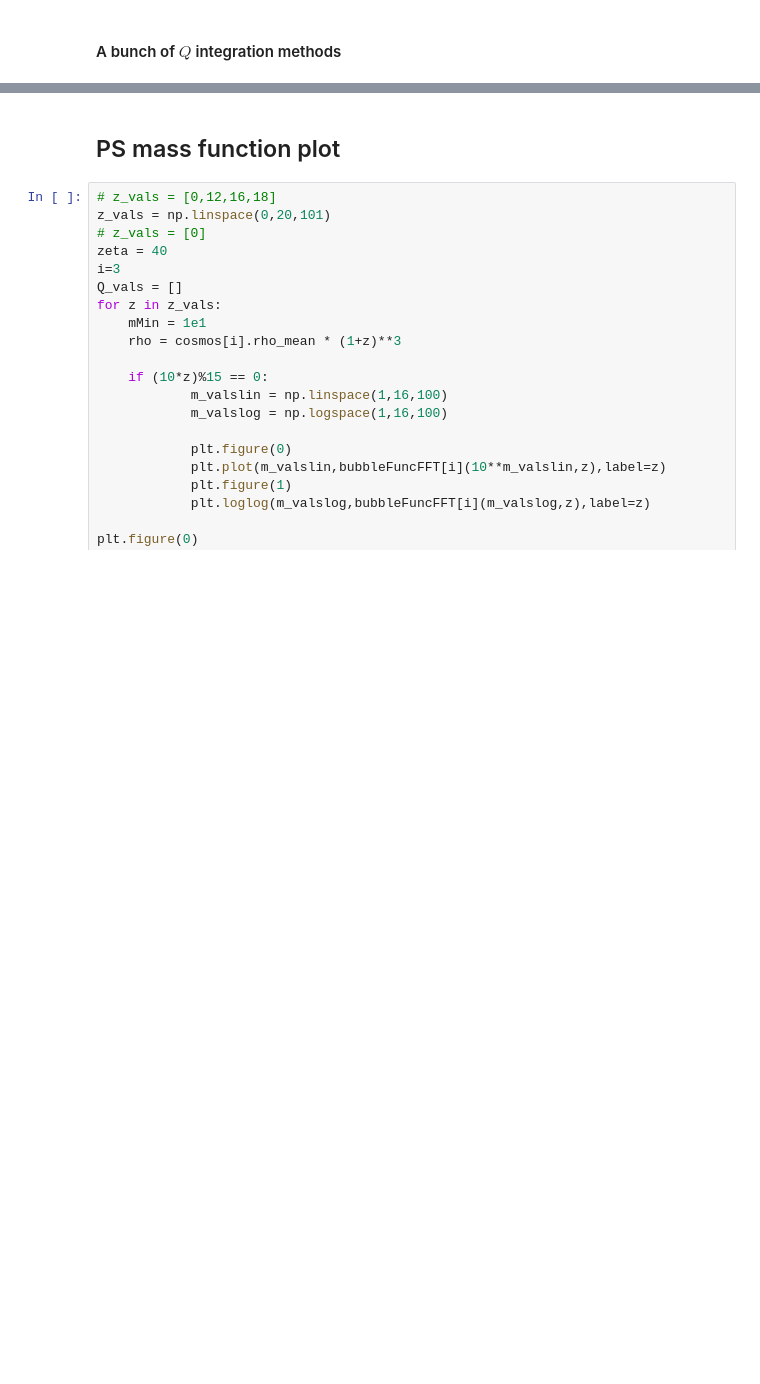
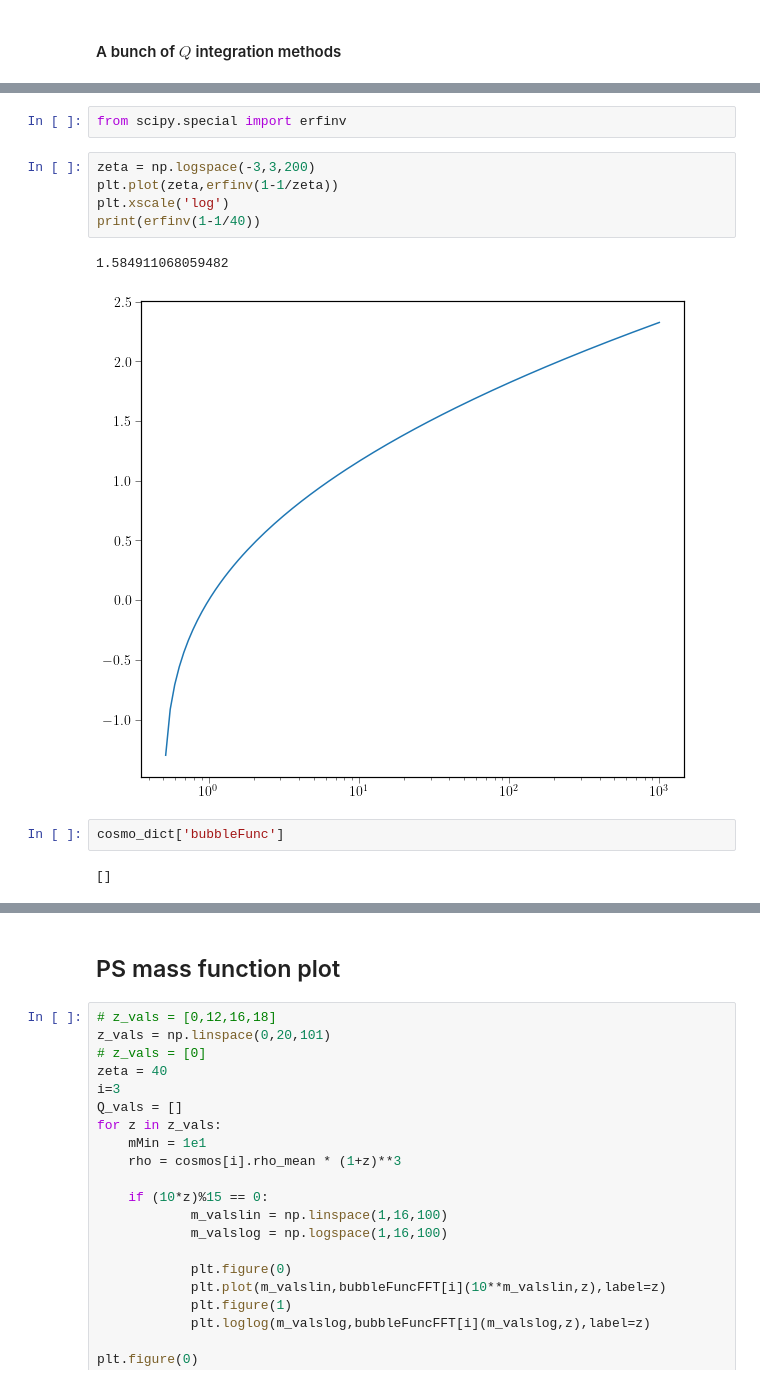
Before and after one commit to emeln/Thesis, a Jupyter notebook: axion_kSZ_source/notebooks/bubble_notebook.ipynb, the cells around one changed output, grey strips where cells are left out. Cells and saved outputs as stored; diff of their text form; blank space fills up the shorter version.

```diff
--- a/axion_kSZ_source/notebooks/bubble_notebook.ipynb
+++ b/axion_kSZ_source/notebooks/bubble_notebook.ipynb
@@ -807,0 +637,14 @@ print((1-np.exp(-np.array(Q)))[0])
+# %%
+from scipy.special import erfinv
+# %%
+zeta = np.logspace(-3,3,200)
+plt.plot(zeta,erfinv(1-1/zeta))
+plt.xscale('log')
+print(erfinv(1-1/40))
+# %% [output]
+1.584911068059482
+[figure, added]
+# %%
+cosmo_dict['bubbleFunc']
+# %% [output]
+[]
```
Also changed, not shown: parts of 46 cells of this notebook, 19 other files.
